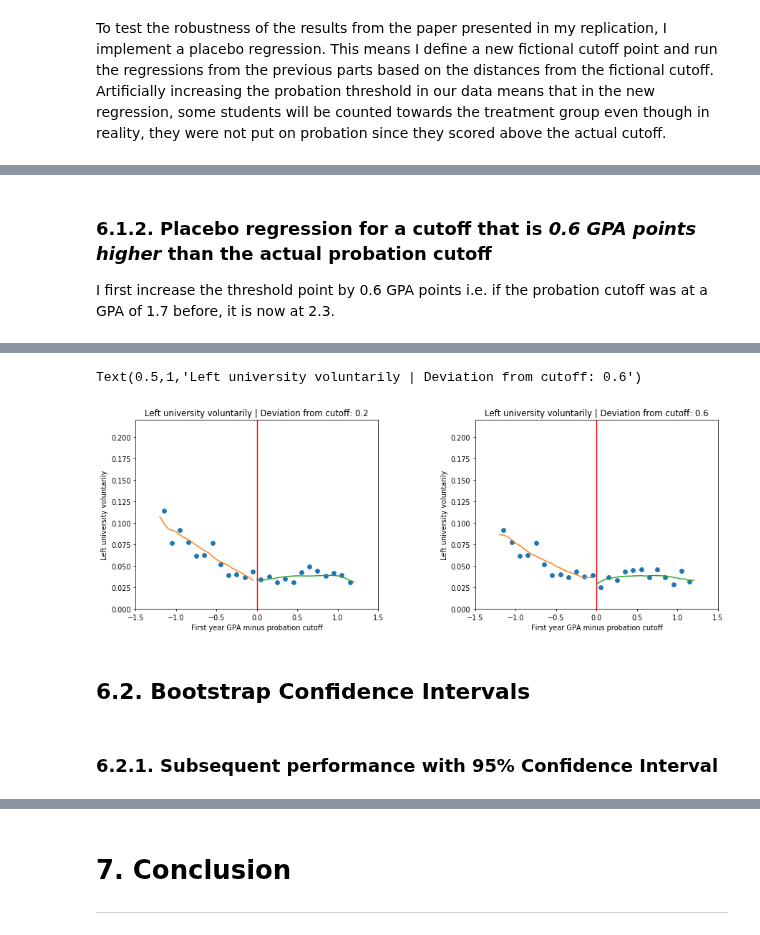
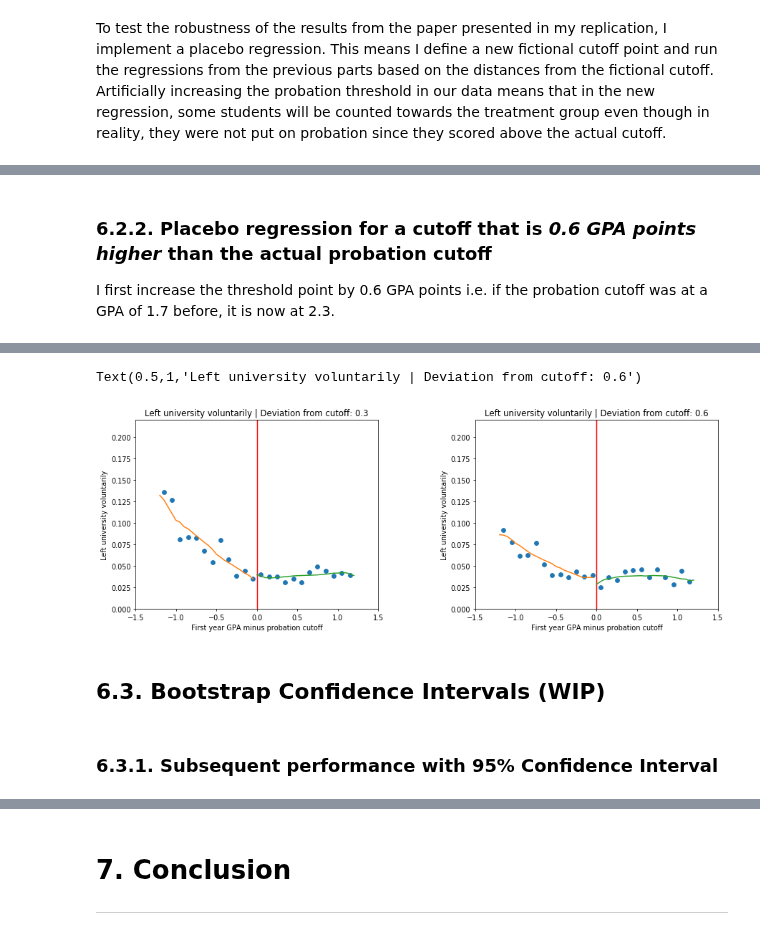
Before and after one commit to amageh/replication-performance-standards, a Jupyter notebook: project.ipynb, the cells around one changed output, grey strips where cells are left out. Cells and saved outputs as stored; diff of their text form; code cells hidden in the pictures.

```diff
--- a/project.ipynb
+++ b/project.ipynb
@@ -559,6 +667,6 @@ To test the robustness of the results from the paper presented in my replication
 I first increase the threshold point by 0.3 GPA points i.e. if the probation cutoff was at a GPA of 1.7 before, it is now at 2.0
 # %%
-placebo1_data = gen_placebo_data(data=data, cutoff_deviation=(0.4))
+placebo1_data = gen_placebo_data(data=data, cutoff_deviation=(0.3))
 placebo1_data12 = create_placebo_subdata(placebo_data=placebo1_data)[0]
 placebo1_data06 = create_placebo_subdata(placebo_data=placebo1_data)[1]
 placebo1_groups_dict_06 = create_groups_dict(placebo1_data06, groups_dict_keys, groups_dict_columns)
@@ -577,5 +685,5 @@ placebo1_reg_table.style.applymap(pvalue_5percent_red, subset=['P-Value (1)', 'P
 # %% [markdown]
-### 6.1.2. Placebo regression for a cutoff that is _0.6 GPA points higher_ than the actual probation cutoff
+### 6.2.2. Placebo regression for a cutoff that is _0.6 GPA points higher_ than the actual probation cutoff
 I first increase the threshold point by 0.6 GPA points i.e. if the probation cutoff was at a GPA of 1.7 before, it is now at 2.3.
 # %%
 placebo2_data = gen_placebo_data(data=data, cutoff_deviation=(0.6))
@@ -600,38 +708,38 @@ placebo2_pred = create_predictions(data=placebo2_data12, outcome='left_school',
 # %%
 plt.pyplot.figure(figsize=(15, 5), dpi=70, facecolor='w', edgecolor='k')
 plt.pyplot.subplots_adjust(wspace=0.4, hspace=0.4)
 
 plt.pyplot.subplot(1, 2, 1)
 plt.pyplot.xlim(-1.5, 1.5, 0.1)
 plt.pyplot.ylim(0, 0.22, 0.1)
 plt.pyplot.axvline(x=0, color='r')
 plt.pyplot.xlabel('First year GPA minus probation cutoff')
 plt.pyplot.ylabel('Left university voluntarily')
 bin_means = placebo1_data12.left_school.groupby(placebo1_data12['dist_from_cut_med10']).mean()
 bin_means = pd.Series.to_frame(bin_means)
 plt.pyplot.plot(list(bin_means.index),list(bin_means.left_school), 'o')
 plot_RDD_curve(df=placebo1_pred, running_variable="dist_from_cut",outcome="prediction", cutoff=0)
-plt.pyplot.title("Left university voluntarily | Deviation from cutoff: 0.2")
+plt.pyplot.title("Left university voluntarily | Deviation from cutoff: 0.3")
 
 
 plt.pyplot.subplot(1, 2, 2)
 plt.pyplot.xlim(-1.5, 1.5, 0.1)
 plt.pyplot.ylim(0, 0.22, 0.1)
 plt.pyplot.axvline(x=0, color='r')
 plt.pyplot.xlabel('First year GPA minus probation cutoff')
 plt.pyplot.ylabel('Left university voluntarily')
 bin_means = placebo2_data12.left_school.groupby(placebo2_data12['dist_from_cut_med10']).mean()
 bin_means = pd.Series.to_frame(bin_means)
 plt.pyplot.plot(list(bin_means.index),list(bin_means.left_school), 'o')
 plot_RDD_curve(df=placebo2_pred, running_variable="dist_from_cut",outcome="prediction", cutoff=0)
 plt.pyplot.title("Left university voluntarily | Deviation from cutoff: 0.6")
 # %% [output]
 Text(0.5,1,'Left university voluntarily | Deviation from cutoff: 0.6')
-[figure, old version]
+[figure, new version]
 # %% [markdown]
-## 6.2. Bootstrap Confidence Intervals
+## 6.3. Bootstrap Confidence Intervals (WIP)
 # %% [markdown]
-### 6.2.1. Subsequent performance with 95% Confidence Interval
+### 6.3.1. Subsequent performance with 95% Confidence Interval
 # %%
 bootstrap_pred = bootstrap_predictions(n=100, data=sample12, outcome='nextGPA', regressors=regressors, bandwidth=0.6)
 CI = get_confidence_interval(data=bootstrap_pred, lbound=2.5, ubound=97.5, index_var='dist_from_cut')
```
Also changed, not shown: parts of 20 cells of this notebook, 3 other files.
